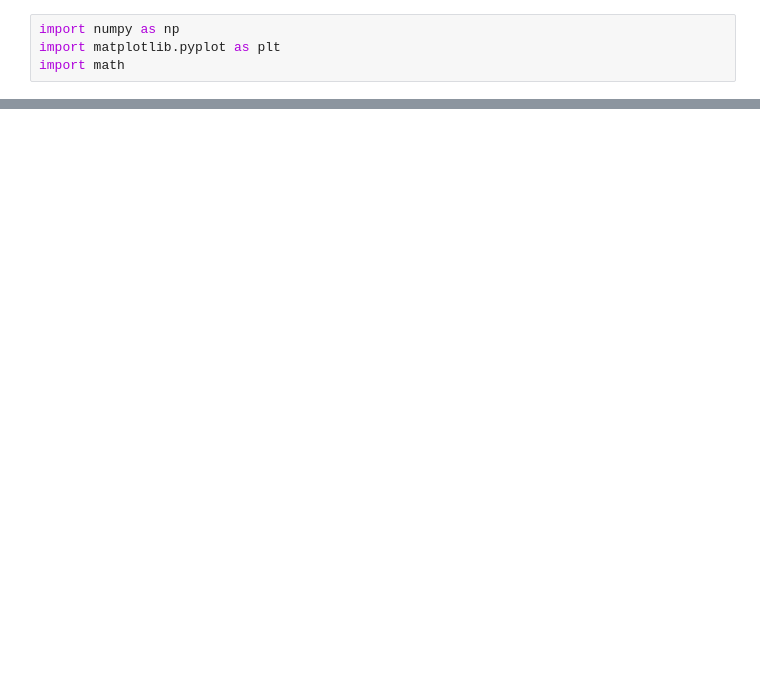
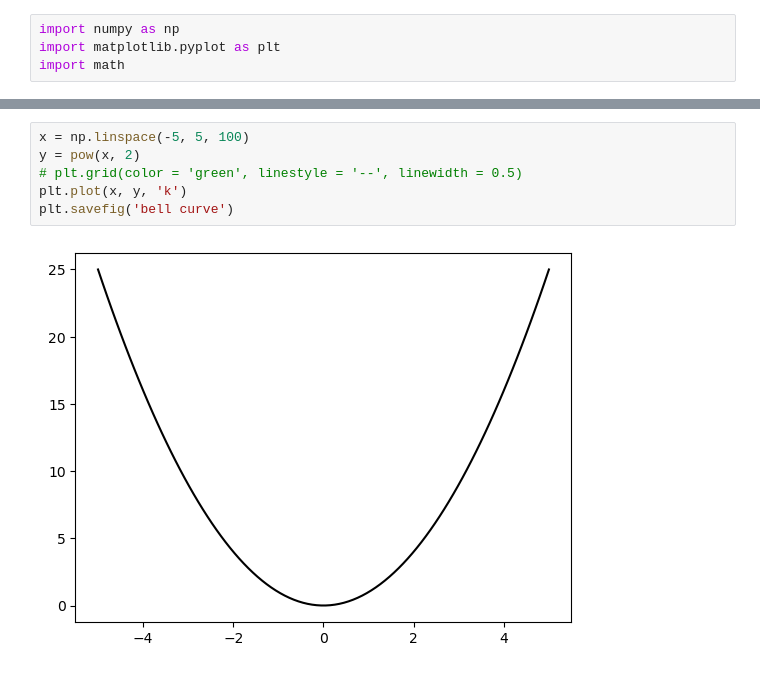
Before and after one commit to Perrigatoni/Feature-Visualization, a Jupyter notebook: Visualization/act_func_plots.ipynb, the cells around one changed output, grey strips where cells are left out. Saved outputs shown, nothing was run; the diff lists cells and outputs as text; blank space fills up the shorter version.

```diff
--- a/Visualization/act_func_plots.ipynb
+++ b/Visualization/act_func_plots.ipynb
@@ -28,0 +29,8 @@ plt.savefig('Step Func')
+# %%
+x = np.linspace(-5, 5, 100)
+y = pow(x, 2)
+# plt.grid(color = 'green', linestyle = '--', linewidth = 0.5)
+plt.plot(x, y, 'k')
+plt.savefig('bell curve')
+# %% [output]
+[figure, added]
```
Also changed, not shown: parts of 4 cells of this notebook, 10 other files.
